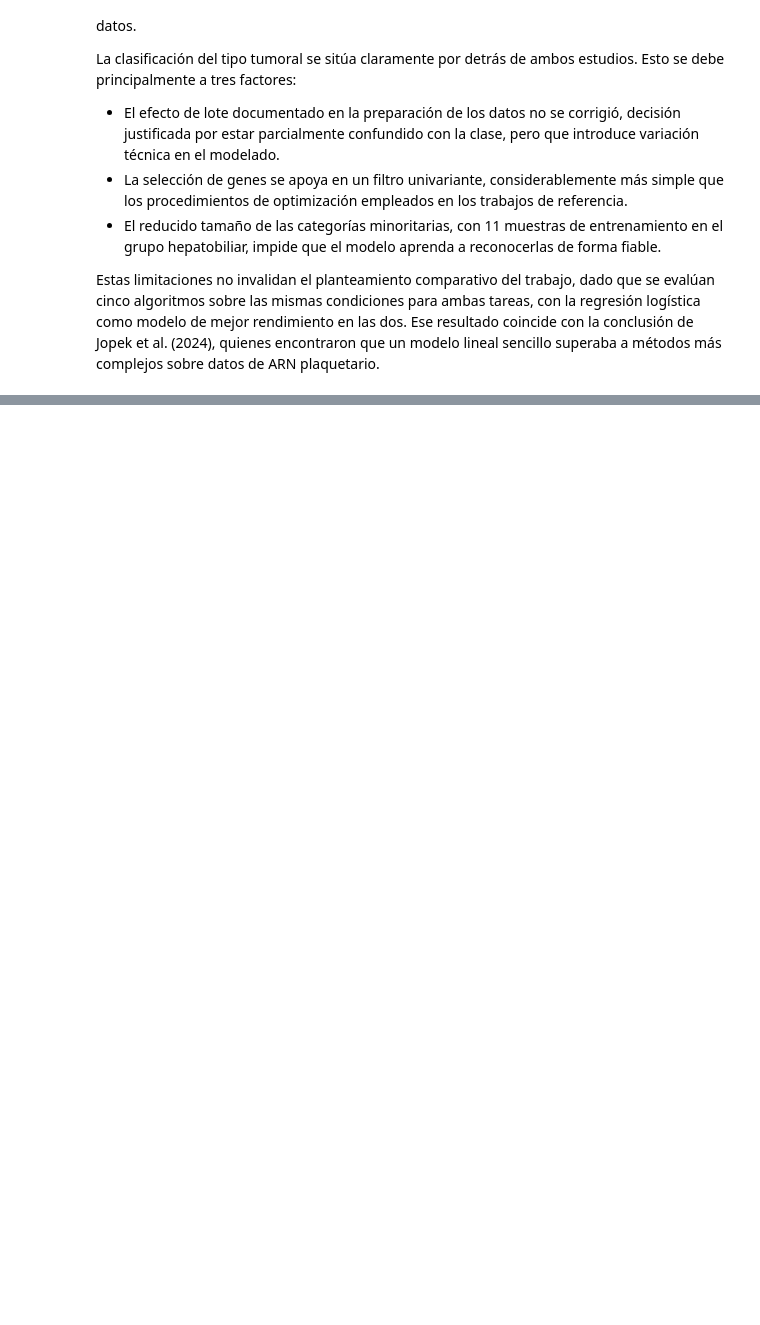
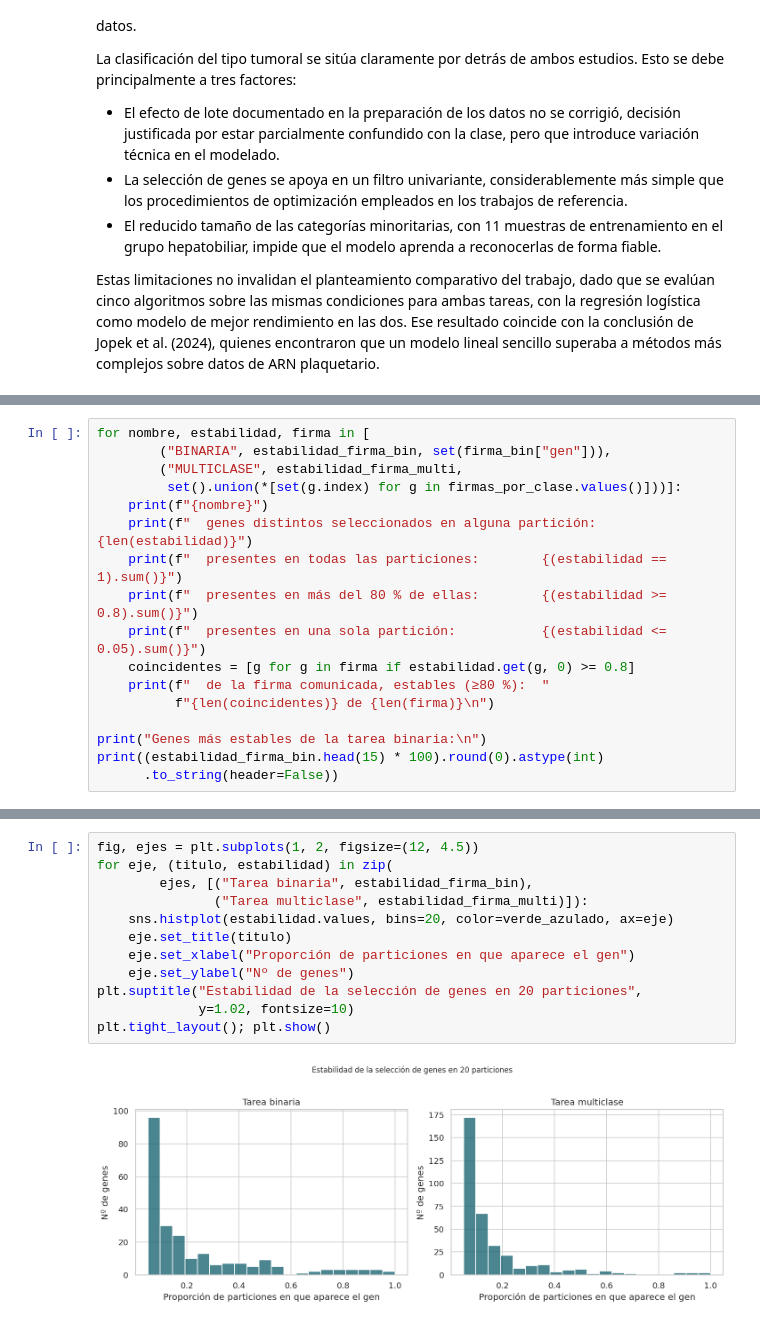
Before and after one commit to LLMariaJoseLL/tfm-biopsia-liquida-plaquetas, a Jupyter notebook: Código_del_TFM.ipynb, the cells around one changed output, grey strips where cells are left out. Cells and saved outputs as stored; diff of their text form; blank space fills up the shorter version.

```diff
--- a/Código_del_TFM.ipynb
+++ b/Código_del_TFM.ipynb
@@ -2970,0 +3202,17 @@ Estas limitaciones no invalidan el planteamiento comparativo del trabajo, dado q
+# %%
+for nombre, estabilidad, firma in [
+        ("BINARIA", estabilidad_firma_bin, set(firma_bin["gen"])),
+        ("MULTICLASE", estabilidad_firma_multi,
+         set().union(*[set(g.index) for g in firmas_por_clase.values()]))]:
+    print(f"{nombre}")
+    print(f"  genes distintos seleccionados en alguna partición: {len(estabilidad)}")
+    print(f"  presentes en todas las particiones:        {(estabilidad == 1).sum()}")
+    print(f"  presentes en más del 80 % de ellas:        {(estabilidad >= 0.8).sum()}")
+    print(f"  presentes en una sola partición:           {(estabilidad <= 0.05).sum()}")
+    coincidentes = [g for g in firma if estabilidad.get(g, 0) >= 0.8]
+    print(f"  de la firma comunicada, estables (≥80 %):  "
+          f"{len(coincidentes)} de {len(firma)}\n")
+
+print("Genes más estables de la tarea binaria:\n")
+print((estabilidad_firma_bin.head(15) * 100).round(0).astype(int)
+      .to_string(header=False))
@@ -2970,0 +3237,14 @@ Estas limitaciones no invalidan el planteamiento comparativo del trabajo, dado q
+# %%
+fig, ejes = plt.subplots(1, 2, figsize=(12, 4.5))
+for eje, (titulo, estabilidad) in zip(
+        ejes, [("Tarea binaria", estabilidad_firma_bin),
+               ("Tarea multiclase", estabilidad_firma_multi)]):
+    sns.histplot(estabilidad.values, bins=20, color=verde_azulado, ax=eje)
+    eje.set_title(titulo)
+    eje.set_xlabel("Proporción de particiones en que aparece el gen")
+    eje.set_ylabel("Nº de genes")
+plt.suptitle("Estabilidad de la selección de genes en 20 particiones",
+             y=1.02, fontsize=10)
+plt.tight_layout(); plt.show()
+# %% [output]
+[figure, added]
```
Also changed, not shown: parts of 30 cells of this notebook.
